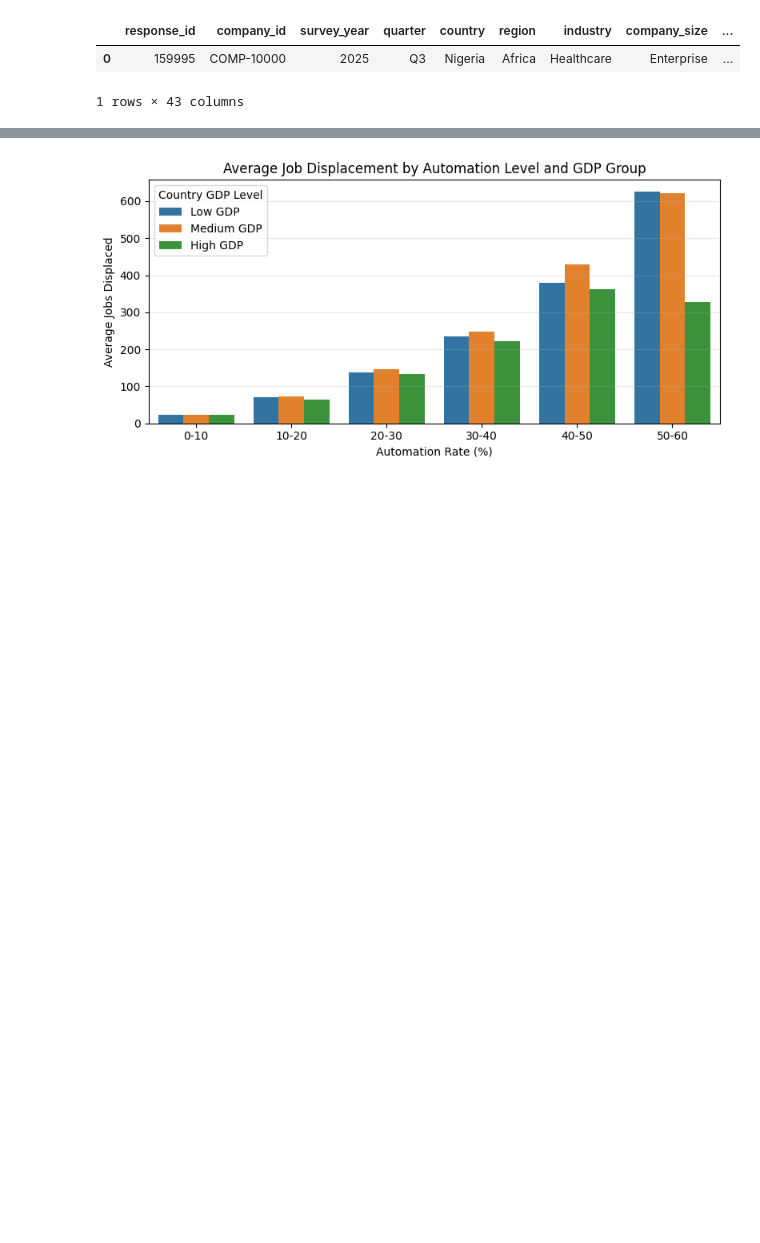
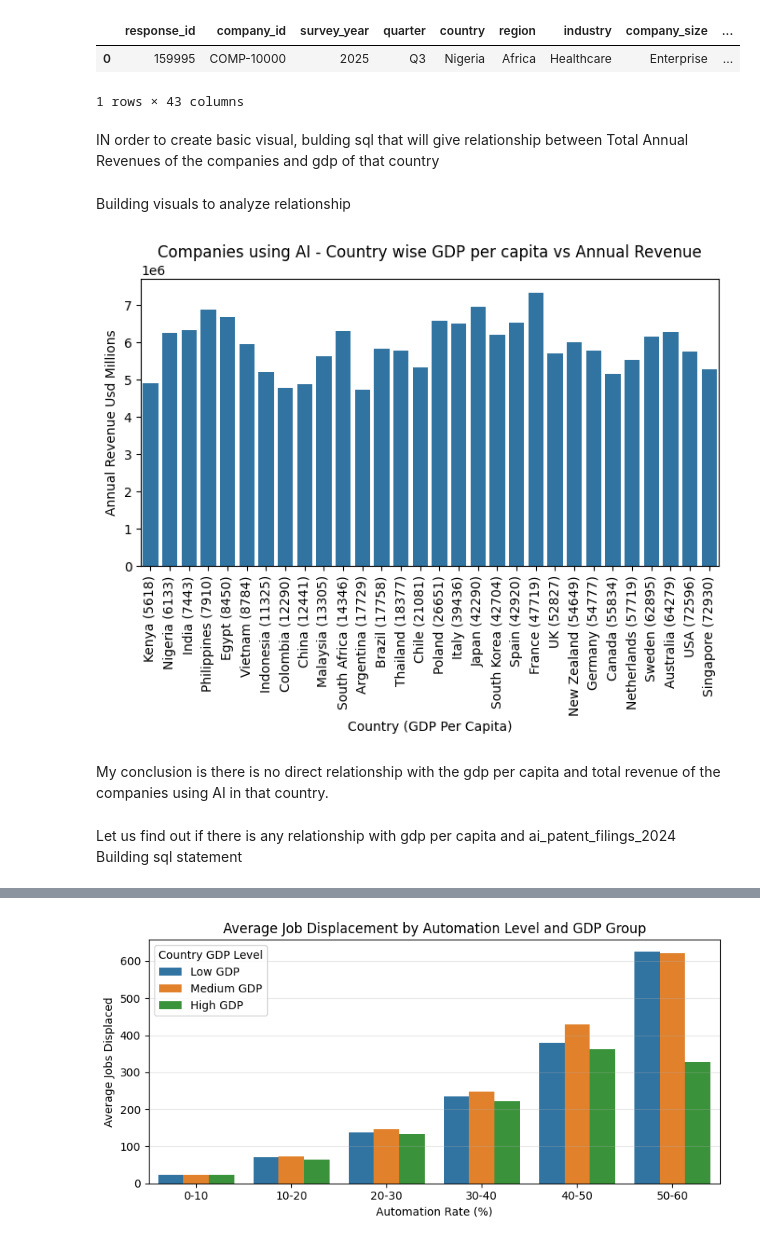
Before and after one commit to HemDesh/Data_Analysis_on_AI_Adoption_and_Workforce_Impact, a Jupyter notebook: notebooks/main.ipynb, the cells around one changed output, grey strips where cells are left out. Drawn from its saved outputs; the diff is of its cells as text; code cells hidden in the pictures; blank space fills up the shorter version.

Commit message:
Continuing building sql and analysis 07-21-2026

```diff
--- a/notebooks/main.ipynb
+++ b/notebooks/main.ipynb
@@ -1311,3 +1311,5 @@ pd.read_sql(query2, connection)
 |  | response_id | company_id | survey_year | quarter | country | region | industry | company_size | ... |
 | 0 | 159995 | COMP-10000 | 2025 | Q3 | Nigeria | Africa | Healthcare | Enterprise | ... |
 1 rows × 43 columns
+# %% [markdown]
+IN order to create basic visual, bulding sql that will give relationship between Total Annual Revenues of the companies and gdp of that country
@@ -1313,0 +1337,38 @@ pd.read_sql(query2, connection)
+# %% [markdown]
+Building visuals to analyze relationship
+# %%
+plt.figure(figsize=(8,4))
+
+df3["country_gdp"] = (
+    df3["country"] +
+    " (" +
+    df3["gdp"].astype(str) +
+    ")"
+)
+
+gdp_order = (df3.sort_values("gdp")["country_gdp"]
+    .tolist())
+# df3["gdp"].dropna().unique()
+# gdp_order.sort()
+
+
+sns.barplot(
+    data=df3,
+    x="country_gdp",
+    y="ann_rev",
+    order = gdp_order,
+    errorbar=None
+)
+
+plt.xlabel("Country (GDP Per Capita)")
+plt.ylabel("Annual Revenue Usd Millions")
+plt.title("Companies using AI - Country wise GDP per capita vs Annual Revenue")
+plt.xticks(rotation=90)
+plt.show()
+# %% [output]
+[figure, added]
+# %% [markdown]
+My conclusion is there is no direct relationship with the gdp per capita and total revenue of the companies using AI in that country.
+# %% [markdown]
+Let us find out if there is any relationship with gdp per capita and ai_patent_filings_2024
+Building sql statement
```
Also changed, not shown: parts of 8 cells of this notebook, 2 other files.
